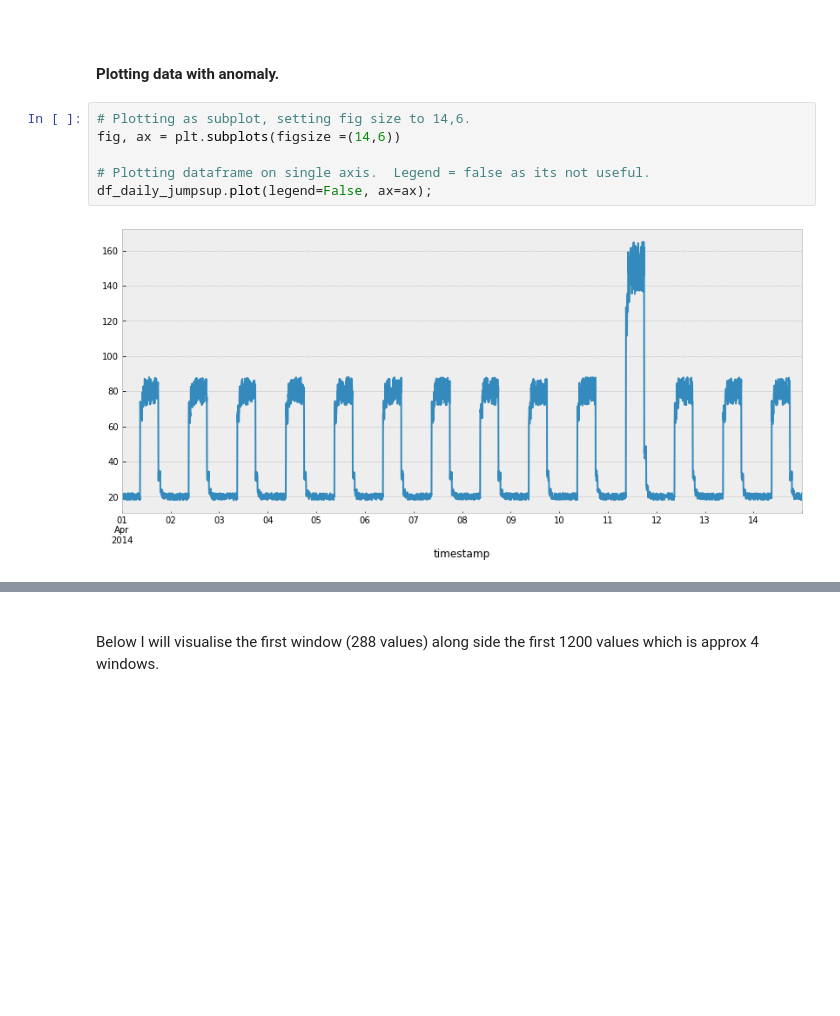
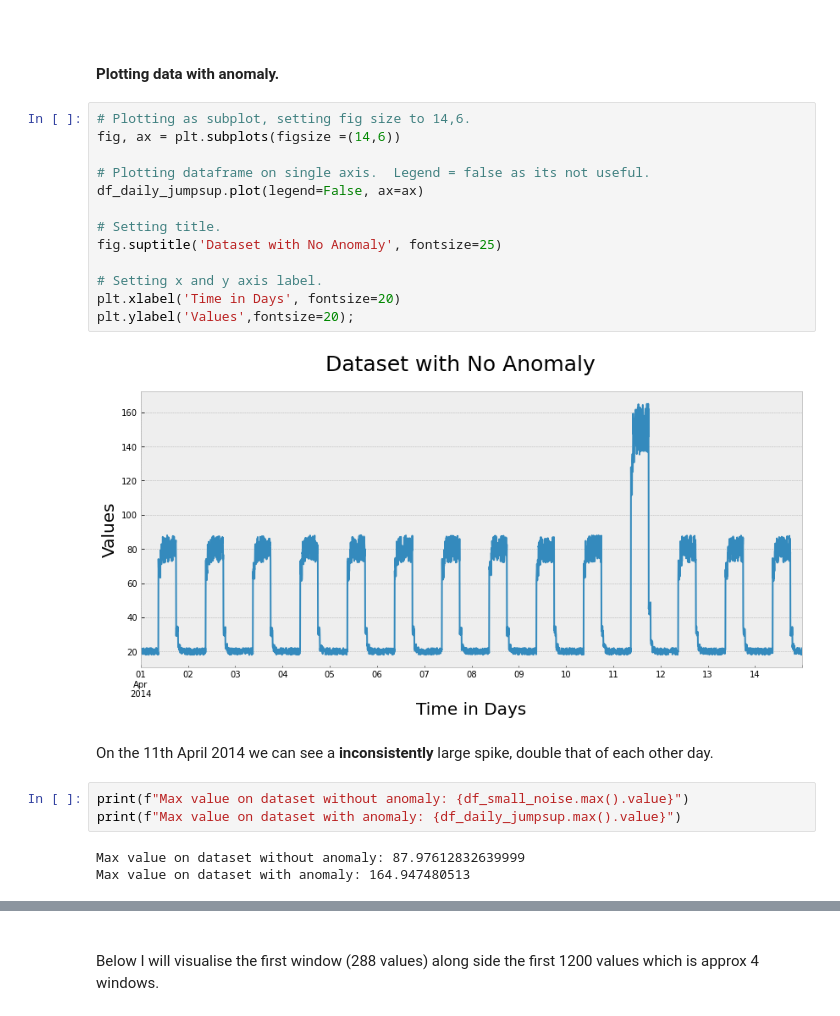
Before and after one commit to RYANCOX00/mach_stats_coursework, a Jupyter notebook: keras_time_anomaly.ipynb, the cells around one changed output, grey strips where cells are left out. Cells and saved outputs as stored; diff of their text form; blank space fills up the shorter version.

```diff
--- a/keras_time_anomaly.ipynb
+++ b/keras_time_anomaly.ipynb
@@ -194,8 +239,23 @@ df_daily_jumpsup.head()
 # %%
 # Plotting as subplot, setting fig size to 14,6.
 fig, ax = plt.subplots(figsize =(14,6))
 
 # Plotting dataframe on single axis.  Legend = false as its not useful.
-df_daily_jumpsup.plot(legend=False, ax=ax);
+df_daily_jumpsup.plot(legend=False, ax=ax)
+
+# Setting title.
+fig.suptitle('Dataset with No Anomaly', fontsize=25)
+
+# Setting x and y axis label.
+plt.xlabel('Time in Days', fontsize=20)
+plt.ylabel('Values',fontsize=20);
 # %% [output]
-[figure, old version]
+[figure, new version]
+# %% [markdown]
+On the 11th April 2014 we can see a **inconsistently** large spike, double that of each other day.
+# %%
+print(f"Max value on dataset without anomaly: {df_small_noise.max().value}")
+print(f"Max value on dataset with anomaly: {df_daily_jumpsup.max().value}")
+# %% [output]
+Max value on dataset without anomaly: 87.97612832639999
+Max value on dataset with anomaly: 164.947480513
```
Also changed, not shown: parts of 37 cells of this notebook.
